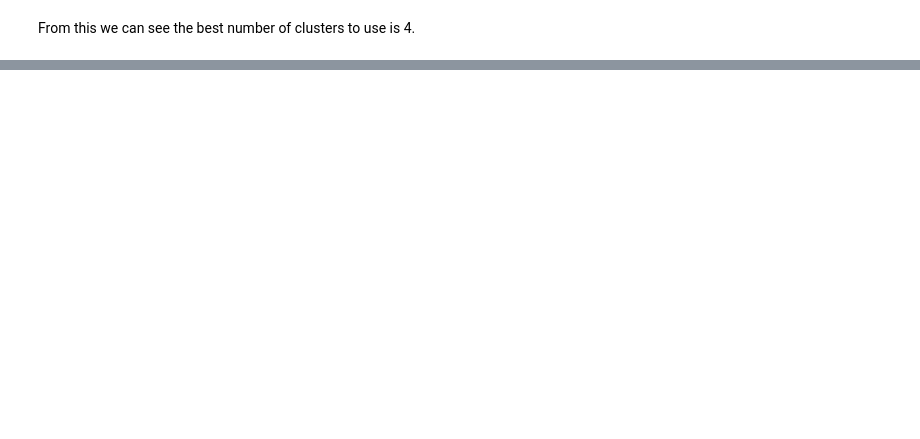
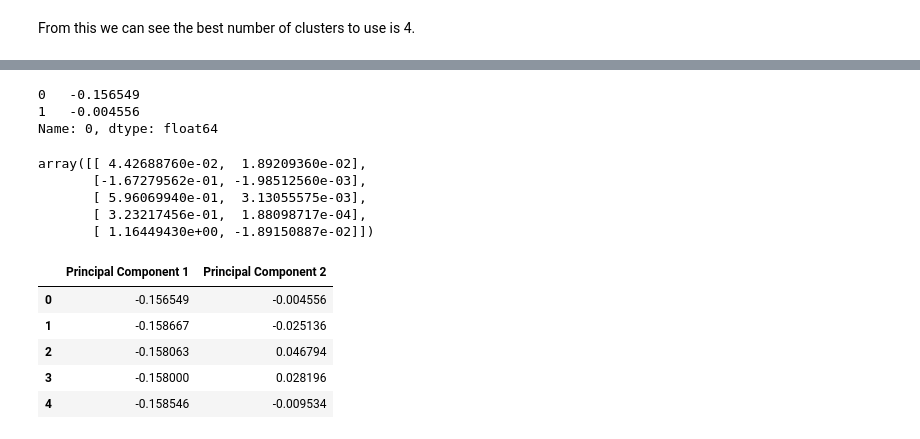
Before and after one commit to anish-saha/EventDetection-Paradigm01, a Jupyter notebook: KMeans.ipynb, the cells around one changed output, grey strips where cells are left out. Cells and saved outputs as stored; diff of their text form; code cells hidden in the pictures; blank space fills up the shorter version.

```diff
--- a/KMeans.ipynb
+++ b/KMeans.ipynb
@@ -111,2 +120,11 @@ plt.show();
 # %% [markdown]
 From this we can see the best number of clusters to use is 4.
+# %%
+%matplotlib notebook
+
+#Choosing the best number of clusters based on the elbow curve
+best_num_cluster = 5
+km = KMeans(n_clusters=best_num_cluster)
+km.fit(reduced_data)
+km.predict(reduced_data)
+labels = km.labels_
@@ -144,0 +156,27 @@ IndexError: single positional indexer is out-of-bounds
+# %%
+reduced_data.loc[0]
+# %% [output]
+0   -0.156549
+1   -0.004556
+Name: 0, dtype: float64
+# %%
+mod = kmeans[best_num_cluster-1]
+mod.cluster_centers_
+# %% [output]
+array([[ 4.42688760e-02,  1.89209360e-02],
+       [-1.67279562e-01, -1.98512560e-03],
+       [ 5.96069940e-01,  3.13055575e-03],
+       [ 3.23217456e-01,  1.88098717e-04],
+       [ 1.16449430e+00, -1.89150887e-02]])
+# %%
+reduced_data['Principal Component 1'] = reduced_data[0]
+reduced_data['Principal Component 2'] = reduced_data[1]
+reduced_data.drop(columns = [0, 1], inplace=True)
+reduced_data.head()
+# %% [output]
+|  | Principal Component 1 | Principal Component 2 |
+| 0 | -0.156549 | -0.004556 |
+| 1 | -0.158667 | -0.025136 |
+| 2 | -0.158063 | 0.046794 |
+| 3 | -0.158000 | 0.028196 |
+| 4 | -0.158546 | -0.009534 |
```
Also changed, not shown: parts of 5 cells of this notebook.
